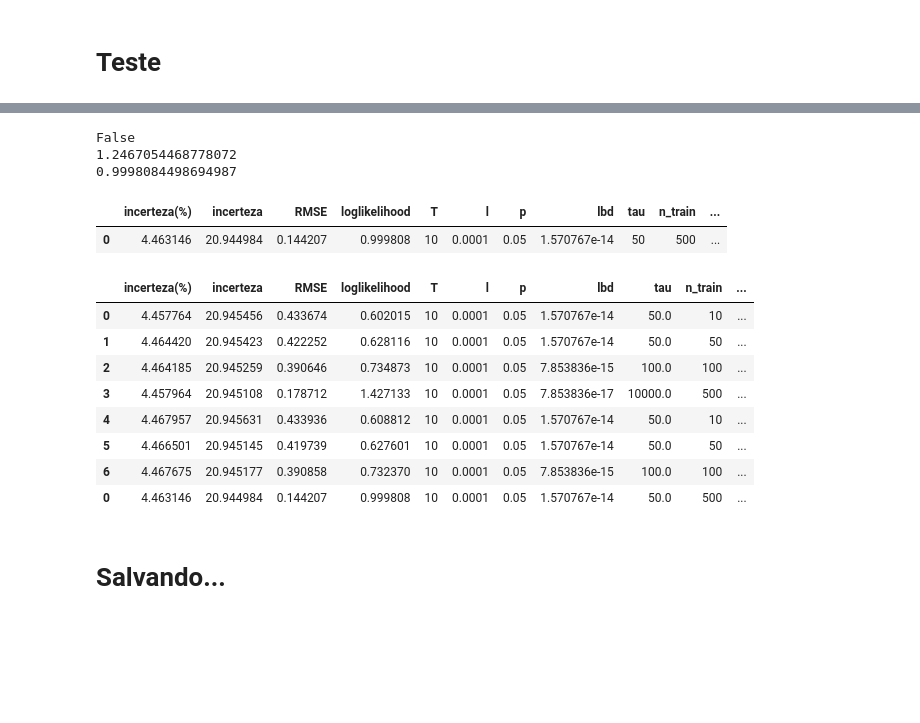
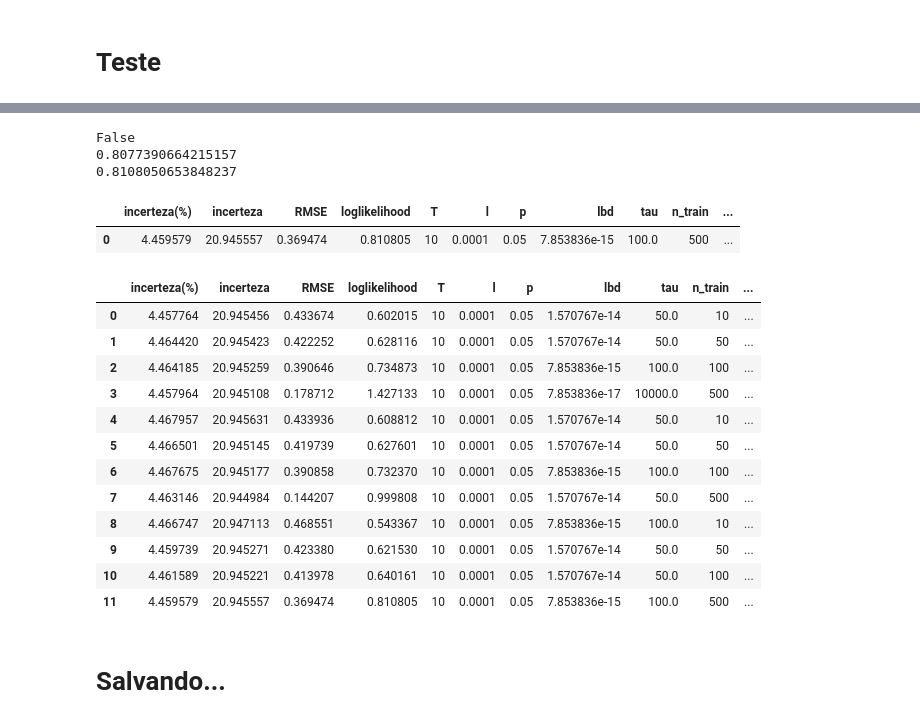
Before and after one commit to V-kr0pt/Soft_Sensor-MCDropout, a Jupyter notebook: Grid_Search_Tau.ipynb, the cells around one changed output, grey strips where cells are left out. Cells and saved outputs as stored; diff of their text form; code cells hidden in the pictures; blank space fills up the shorter version.

```diff
--- a/Grid_Search_Tau.ipynb
+++ b/Grid_Search_Tau.ipynb
@@ -65,7 +65,7 @@ num_outputs = yt.shape[1]
 neurons = [num_inputs, num_hidden, num_hidden, num_outputs]
 
 #Épocas de treinamento
-epochs = 10
+epochs = 500
 # %%
 #incializando de variáveis para salvar valores de teste
 list_ll = np.zeros((len(prob_values), len(tau_values)))
@@ -152,17 +143,18 @@ print(list_ll.max())
 print(bestnet.ll)
 # %% [output]
 False
-1.2467054468778072
-0.9998084498694987
+0.8077390664215157
+0.8108050653848237
 # %%
 #salvando os melhores valores
-values = [y_inc_perc, y_inc.mean(), RMSE, bestnet.ll, T, l, bestnet.p_dropout, bestnet.lbd, bestnet.tau, epochs, num_hidden]
+test_number = test_dataframe.shape[0]
+values = [test_number, y_inc_perc, y_inc.mean(), RMSE, bestnet.ll, T, l, bestnet.p_dropout, bestnet.lbd, bestnet.tau, epochs, num_hidden]
 new_row = pd.DataFrame([values], columns=test_dataframe.columns)
 
 new_row
 # %% [output]
 |  | incerteza(%) | incerteza | RMSE | loglikelihood | T | l | p | lbd | tau | n_train | ... |
-| 0 | 4.463146 | 20.944984 | 0.144207 | 0.999808 | 10 | 0.0001 | 0.05 | 1.570767e-14 | 50 | 500 | ... |
+| 0 | 4.459579 | 20.945557 | 0.369474 | 0.810805 | 10 | 0.0001 | 0.05 | 7.853836e-15 | 100.0 | 500 | ... |
 # %%
 #concatenando aos testes passados
 test_dataframe = pd.concat([test_dataframe,new_row], ignore_index=True)
@@ -176,7 +168,11 @@ test_dataframe
 | 4 | 4.467957 | 20.945631 | 0.433936 | 0.608812 | 10 | 0.0001 | 0.05 | 1.570767e-14 | 50.0 | 10 | ... |
 | 5 | 4.466501 | 20.945145 | 0.419739 | 0.627601 | 10 | 0.0001 | 0.05 | 1.570767e-14 | 50.0 | 50 | ... |
 | 6 | 4.467675 | 20.945177 | 0.390858 | 0.732370 | 10 | 0.0001 | 0.05 | 7.853836e-15 | 100.0 | 100 | ... |
-| 0 | 4.463146 | 20.944984 | 0.144207 | 0.999808 | 10 | 0.0001 | 0.05 | 1.570767e-14 | 50.0 | 500 | ... |
+| 7 | 4.463146 | 20.944984 | 0.144207 | 0.999808 | 10 | 0.0001 | 0.05 | 1.570767e-14 | 50.0 | 500 | ... |
+| 8 | 4.466747 | 20.947113 | 0.468551 | 0.543367 | 10 | 0.0001 | 0.05 | 7.853836e-15 | 100.0 | 10 | ... |
+| 9 | 4.459739 | 20.945271 | 0.423380 | 0.621530 | 10 | 0.0001 | 0.05 | 1.570767e-14 | 50.0 | 50 | ... |
+| 10 | 4.461589 | 20.945221 | 0.413978 | 0.640161 | 10 | 0.0001 | 0.05 | 1.570767e-14 | 50.0 | 100 | ... |
+| 11 | 4.459579 | 20.945557 | 0.369474 | 0.810805 | 10 | 0.0001 | 0.05 | 7.853836e-15 | 100.0 | 500 | ... |
 # %% [markdown]
 # Salvando...
 # %%
```
Also changed, not shown: parts of 8 cells of this notebook.
